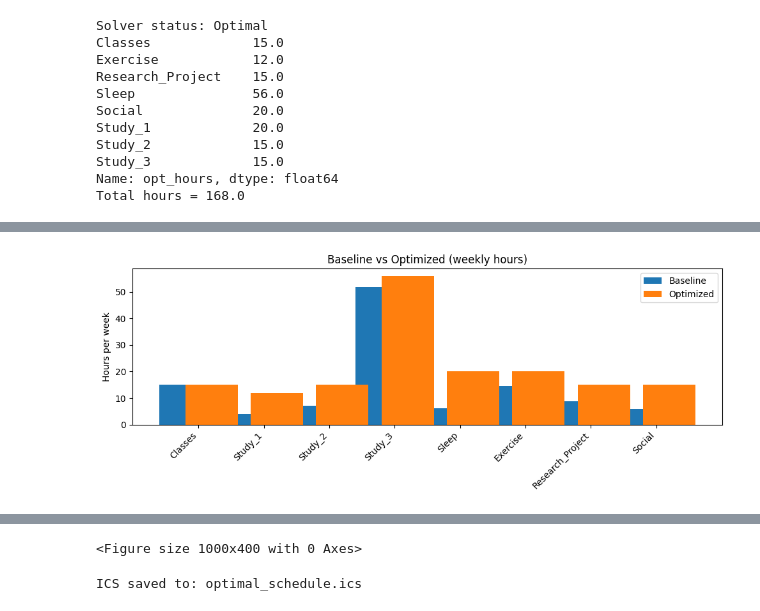
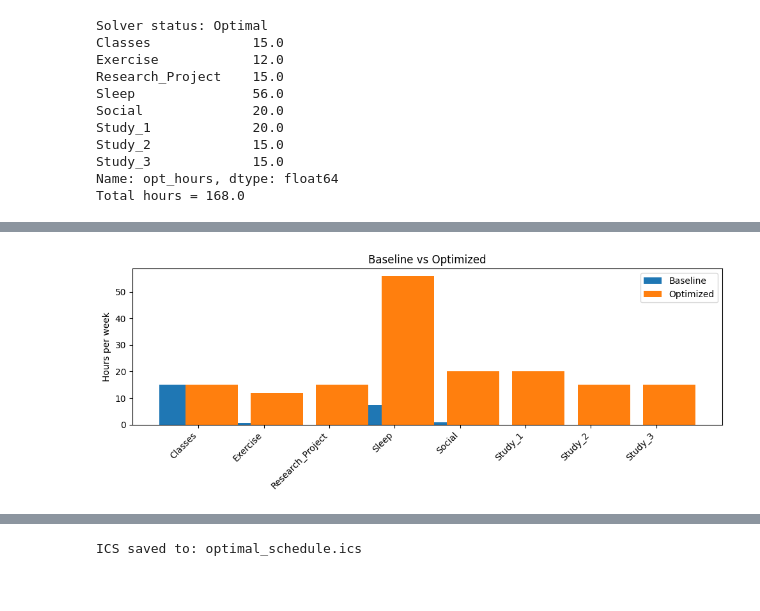
Before and after one commit to zedda110088/time-allocation-optimizer, a Jupyter notebook: notebooks/demo.ipynb, the cells around one changed output, grey strips where cells are left out. Drawn from its saved outputs; the diff is of its cells as text; code cells hidden in the pictures.

```diff
--- a/notebooks/demo.ipynb
+++ b/notebooks/demo.ipynb
@@ -148,78 +75,28 @@ Study_3             15.0
 Name: opt_hours, dtype: float64
 Total hours = 168.0
 # %%
-file_path = "my_diary_30days.csv"
-diary_30 = pd.read_csv(file_path, parse_dates=["date"])
+# Baseline = weekly average from diary data
+baseline_dict = diary[["Study","Sleep","Exercise","Research","Social"]].mean().to_dict()
+baseline_dict["Classes"] = 15  # fixed
 
-daily_avg = diary_30[["Study","Sleep","Exercise","Research","Social"]].mean()
-
-weekly_avg = daily_avg * 7
-
-baseline_dict = {
-    "Classes": 15,
-    "Study_1": weekly_avg["Study"] * 0.5,
-    "Study_2": weekly_avg["Study"] * 0.3,
-    "Study_3": weekly_avg["Study"] * 0.2,
-    "Sleep": weekly_avg["Sleep"],
-    "Exercise": weekly_avg["Exercise"],
-    "Research_Project": weekly_avg["Research"],
-    "Social": weekly_avg["Social"]
-}
-
-baseline = pd.Series(baseline_dict, name="baseline").sort_index()
-
-print("Real Baseline（average hours per week）:")
-print(baseline)
-print("\n TotalHours =", baseline.sum())
-
-mask = baseline.index.isin(activities["activity"])
-print("Mask (True = keep, False = drop):")
-print(mask)
-
-baseline_cleaned = baseline[mask]
-print("\nBaseline after filtering:")
-print(baseline_cleaned)
-
-baseline_sorted = baseline_cleaned.sort_index()
-print("\nBaseline after sorting:")
-print(baseline_sorted)
-
-baseline = baseline_sorted
+baseline = pd.Series(baseline_dict, name="baseline")
+baseline = baseline[baseline.index.isin(activities["activity"])].sort_index()
 
 opt_aligned = opt.sort_index()
 
-b = baseline.sort_index()
-o = opt_aligned.sort_index()
+labels = sorted(set(baseline.index) | set(opt_aligned.index))
+b = baseline.reindex(labels).fillna(0)
+o = opt_aligned.reindex(labels).fillna(0)
 
-print("Baseline total hours:", b.sum())
-print("Optimized total hours:", o.sum())
-
-diff = (o - b).sort_values(ascending=False)
-print("\nTop increases (opt - base):")
-print(diff.head(3))
-print("\nTop decreases (opt - base):")
-print(diff.tail(3))
-
-import matplotlib.pyplot as plt
-
-labels = ["Classes","Study_1","Study_2","Study_3",
-          "Sleep","Exercise","Research_Project","Social"]
+# Plot
+plt.figure(figsize=(10, 4))
 x = range(len(labels))
-plt.figure(figsize=(10, 4))
-
 plt.bar(x, b.values, label="Baseline")
-plt.bar([i+0.4 for i in x],
-        o.values, label="Optimized")
-
-plt.xticks([i+0.2 for i in x],
-           labels, rotation=45, ha="right")
+plt.bar([i+0.4 for i in x], o.values, label="Optimized")
+plt.xticks([i+0.2 for i in x], labels, rotation=45, ha="right")
 plt.ylabel("Hours per week")
-plt.title("Baseline vs Optimized (weekly hours)")
+plt.title("Baseline vs Optimized")
 plt.legend()
 plt.tight_layout()
 plt.show()
-
-plt.savefig("baseline_vs_optimized.png", dpi=200)
-from google.colab import files
-files.download("baseline_vs_optimized.png")
 # %% [output]
@@ -243 +103 @@ dtype: float64
-[figure, old version]
+[figure, new version]
@@ -246,4 +104,3 @@ dtype: float64
-<Figure size 1000x400 with 0 Axes>
 # %%
 
 from datetime import datetime, timedelta
```
Also changed, not shown: parts of 6 cells of this notebook.
